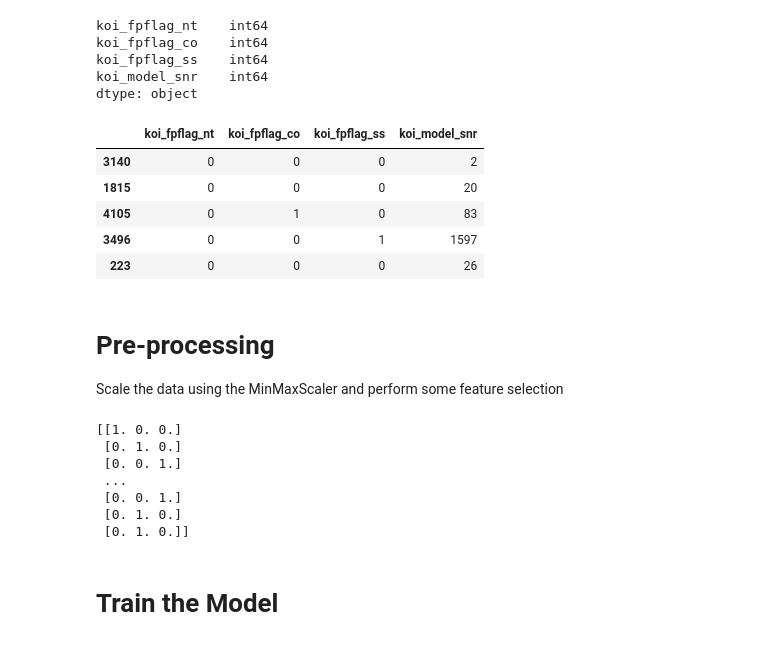
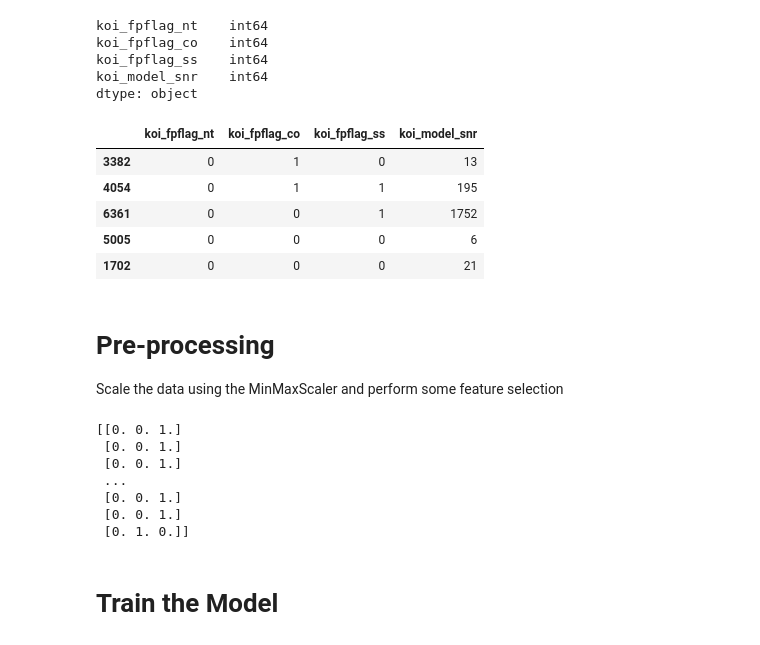
Before and after one commit to lorelles/machine-learning-challenge, a Jupyter notebook: model_2-Copy2.ipynb, the cells around one changed output. Cells and saved outputs as stored; diff of their text form; code cells hidden in the pictures.

```diff
--- a/model_2-Copy2.ipynb
+++ b/model_2-Copy2.ipynb
@@ -148,16 +148,16 @@ dtype: object
 # %%
 
 
 X_train, X_test, y_train, y_test = train_test_split(
-    X, y, test_size=0.2, random_state=0)
+    X, y, test_size=0.5, random_state=1, stratify=y)
 X_train.head()
 # %% [output]
 |  | koi_fpflag_nt | koi_fpflag_co | koi_fpflag_ss | koi_model_snr |
-| 3140 | 0 | 0 | 0 | 2 |
-| 1815 | 0 | 0 | 0 | 20 |
-| 4105 | 0 | 1 | 0 | 83 |
-| 3496 | 0 | 0 | 1 | 1597 |
-| 223 | 0 | 0 | 0 | 26 |
+| 3382 | 0 | 1 | 0 | 13 |
+| 4054 | 0 | 1 | 1 | 195 |
+| 6361 | 0 | 0 | 1 | 1752 |
+| 5005 | 0 | 0 | 0 | 6 |
+| 1702 | 0 | 0 | 0 | 21 |
 # %% [markdown]
 # Pre-processing
 
@@ -180,12 +180,12 @@ y_test_categorical = to_categorical(encoded_y_test)
 # %%
 print(y_train_categorical)
 # %% [output]
-[[1. 0. 0.]
- [0. 1. 0.]
+[[0. 0. 1.]
+ [0. 0. 1.]
  [0. 0. 1.]
  ...
  [0. 0. 1.]
- [0. 1. 0.]
+ [0. 0. 1.]
  [0. 1. 0.]]
 # %% [markdown]
 # Train the Model
```
Also changed, not shown: parts of 14 cells of this notebook.
